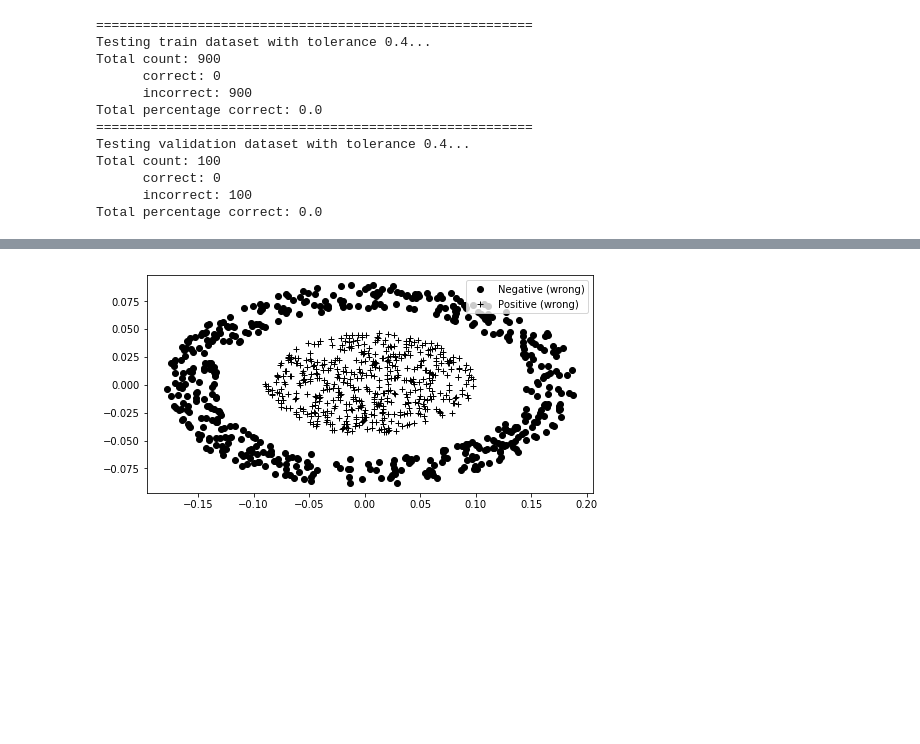
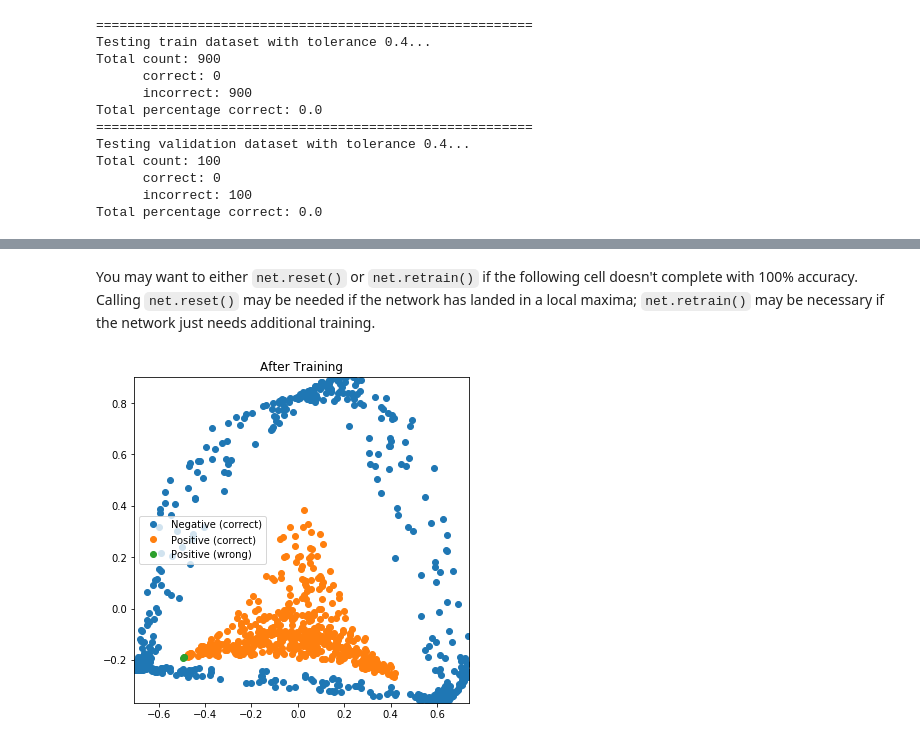
Before and after one commit to ArtificialIntelligenceToolkit/conx, a Jupyter notebook: notebooks/PCA_temp.ipynb, the cells around one changed output, grey strips where cells are left out. Saved outputs shown, nothing was run; the diff lists cells and outputs as text; code cells hidden in the pictures; blank space fills up the shorter version.

```diff
--- a/notebooks/PCA_temp.ipynb
+++ b/notebooks/PCA_temp.ipynb
@@ -81,3 +81,5 @@ net.dashboard()
 # %% [output]
 [interactive output not drawn]
 [interactive output not drawn]
+# %% [markdown]
+You may want to either `net.reset()` or `net.retrain()` if the following cell doesn't complete with 100% accuracy. Calling `net.reset()` may be needed if the network has landed in a local maxima; `net.retrain()` may be necessary if the network just needs additional training.
@@ -84,6 +92,11 @@ net.dashboard()
 # %%
 states = [net.propagate_to("hidden", input, visualize=False) for input in ds.inputs]
 pca = PCA(states)
+# %%
+scatter(**pca.transform_network_bank(net, "hidden", tolerance=.4),
+                                        title="After Training")
+# %% [output]
+[figure, added]
 # %%
 symbols={
     "Negative (correct)": "ro",
@@ -91,7 +104,4 @@ symbols={
     "Positive (correct)": "b+",
     "Positive (wrong)": "k+",
 }
-scatter(pca.transform_network_bank(net, "hidden", tolerance=.4, symbols=symbols))
-# %% [output]
-[figure, removed]
 # %%
```
Also changed, not shown: parts of 8 cells of this notebook, 2 other files.
